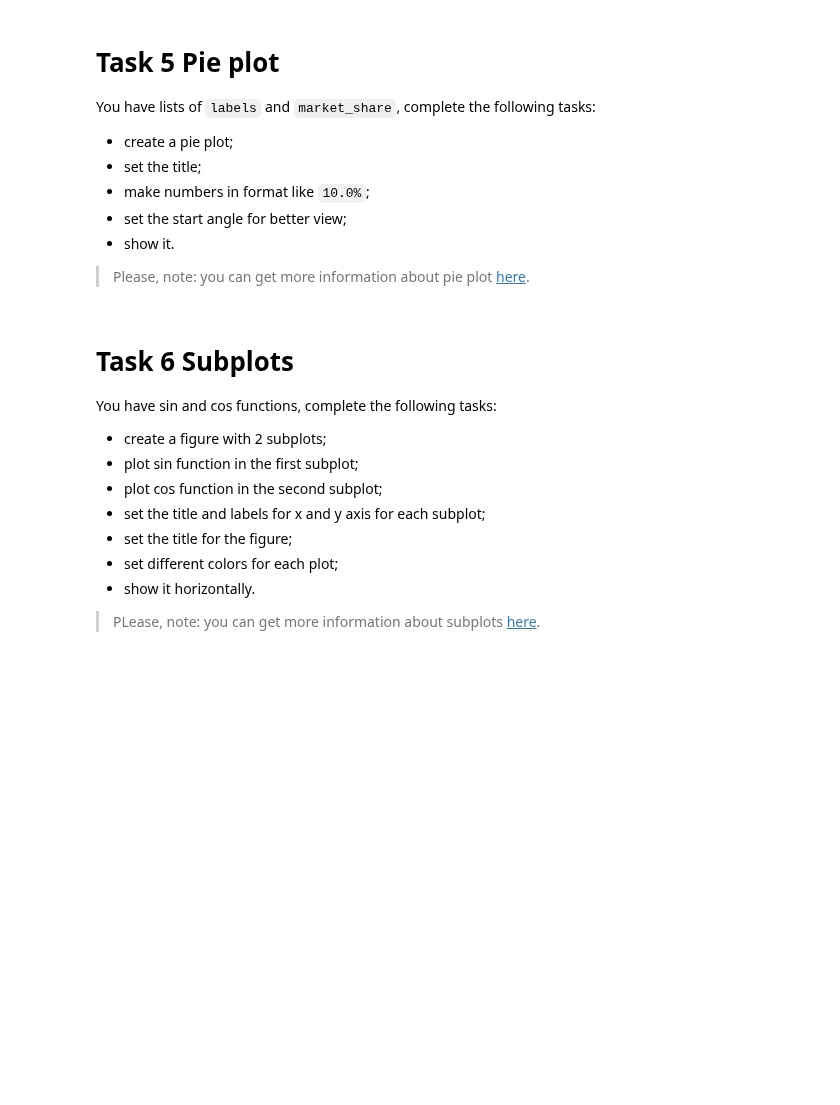
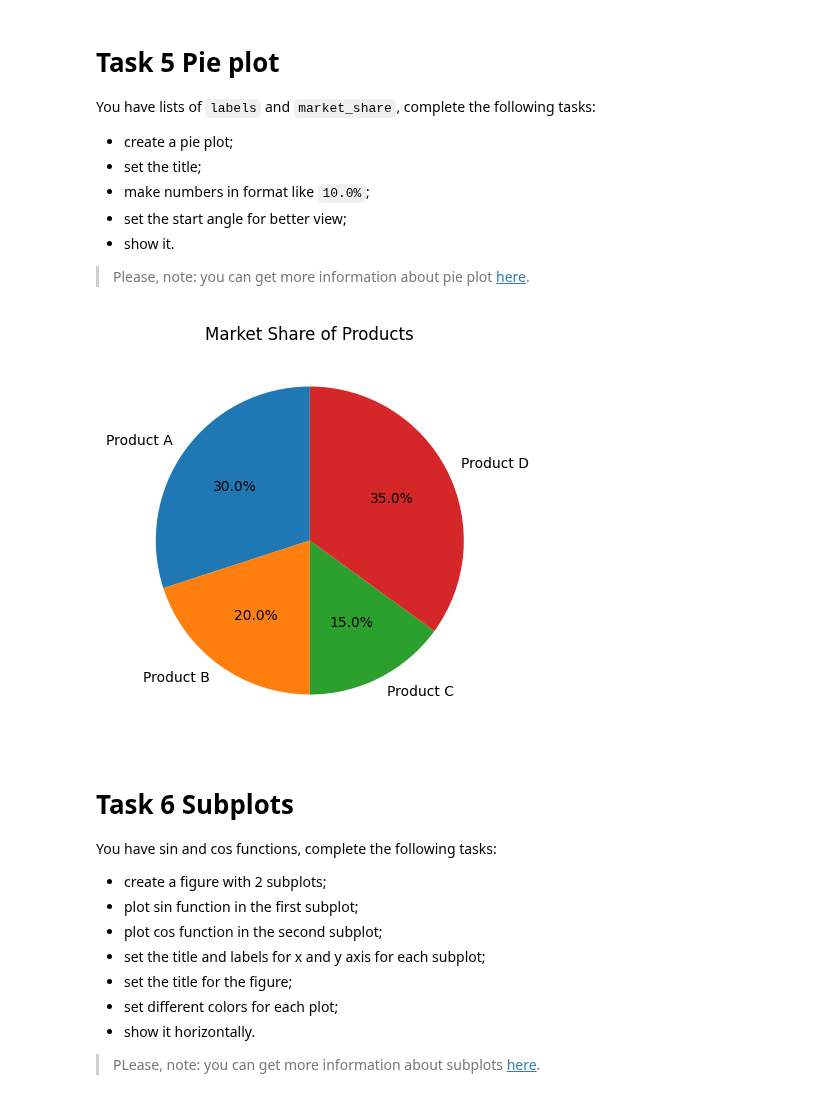
Before and after one commit to mate-academy/py-matplotlib, a Jupyter notebook: app/matplotlib.ipynb, the cells around one changed output. Drawn from its saved outputs; the diff is of its cells as text; code cells hidden in the pictures; blank space fills up the shorter version.

```diff
--- a/app/matplotlib.ipynb
+++ b/app/matplotlib.ipynb
@@ -116,8 +116,15 @@ You have lists of `labels` and `market_share`, complete the following tasks:
 # %%
 labels = ["Product A", "Product B", "Product C", "Product D"]
 market_share = [30, 20, 15, 35]
 
-# write your code here
+plt.figure(figsize=(10, 5))
+plt.pie(market_share, labels=labels, autopct="%1.1f%%", startangle=90)
+
+plt.title("Market Share of Products")
+
+plt.show()
+# %% [output]
+[figure, added]
 # %% [markdown]
 # Task 6 Subplots
 
```
Also changed, not shown: parts of 1 cell of this notebook.
